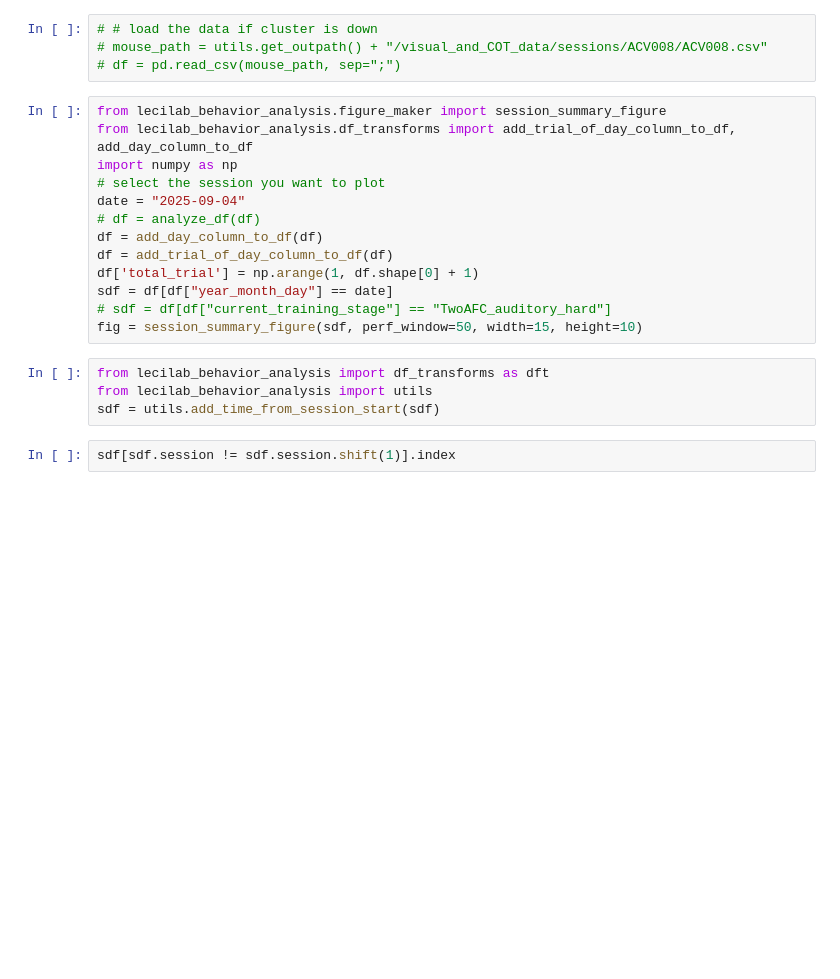
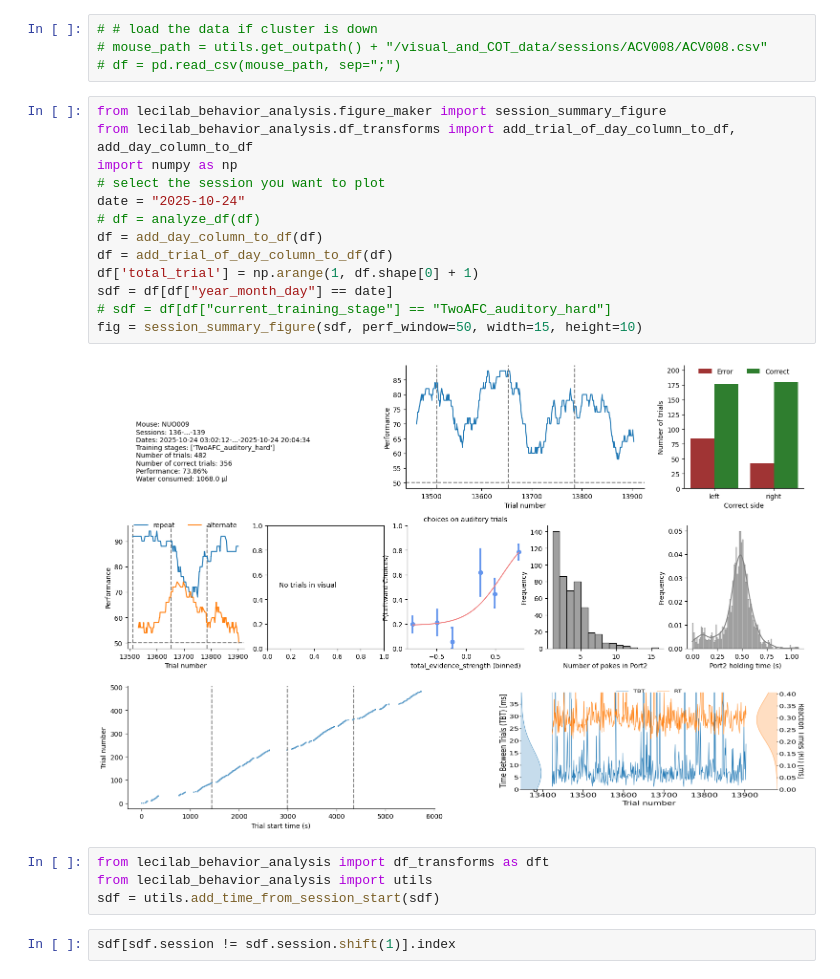
Before and after one commit to LearningCircuitsLab/lecilab-behavior-analysis, a Jupyter notebook: lecilab_behavior_analysis/plot_testing.ipynb, the cells around one changed output. Drawn from its saved outputs; the diff is of its cells as text; blank space fills up the shorter version.

```diff
--- a/lecilab_behavior_analysis/plot_testing.ipynb
+++ b/lecilab_behavior_analysis/plot_testing.ipynb
@@ -73,16 +103,18 @@ fig = subject_progress_figure(df.head(10000), perf_window=100, summary_matrix_pl
 # %%
 from lecilab_behavior_analysis.figure_maker import session_summary_figure
 from lecilab_behavior_analysis.df_transforms import add_trial_of_day_column_to_df, add_day_column_to_df
 import numpy as np
 # select the session you want to plot
-date = "2025-09-04"
+date = "2025-10-24"
 # df = analyze_df(df)
 df = add_day_column_to_df(df)
 df = add_trial_of_day_column_to_df(df)
 df['total_trial'] = np.arange(1, df.shape[0] + 1)
 sdf = df[df["year_month_day"] == date]
 # sdf = df[df["current_training_stage"] == "TwoAFC_auditory_hard"]
 fig = session_summary_figure(sdf, perf_window=50, width=15, height=10)
+# %% [output]
+[figure, added]
 # %%
 from lecilab_behavior_analysis import df_transforms as dft
 from lecilab_behavior_analysis import utils
```
Also changed, not shown: parts of 6 cells of this notebook, 1 other file.
